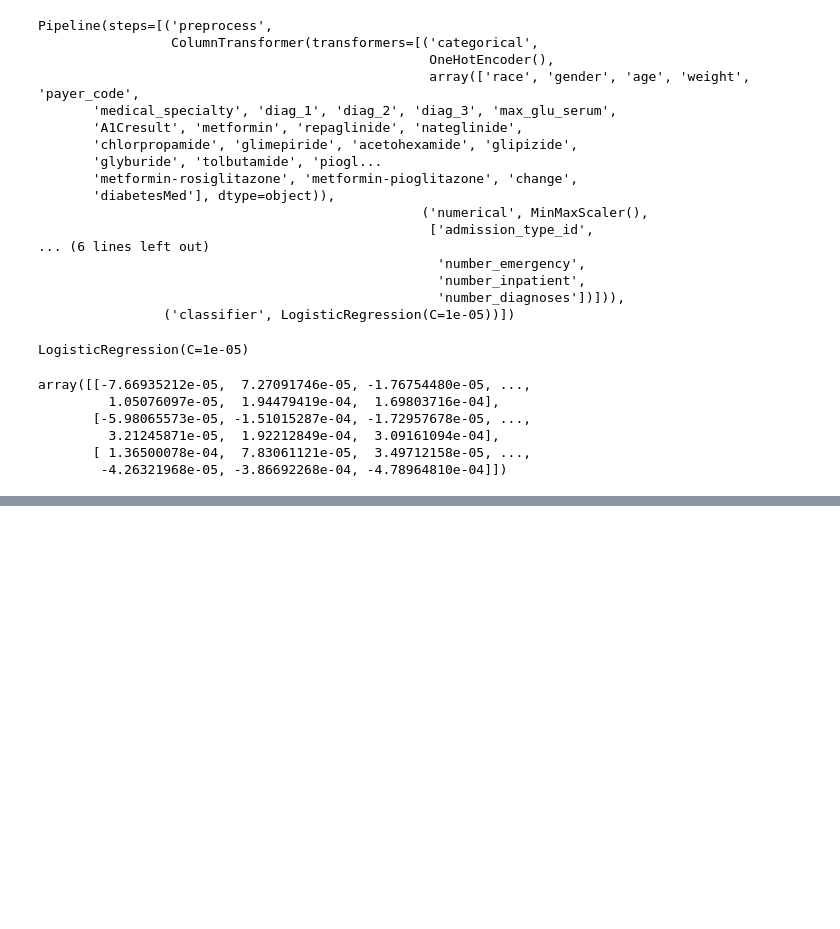
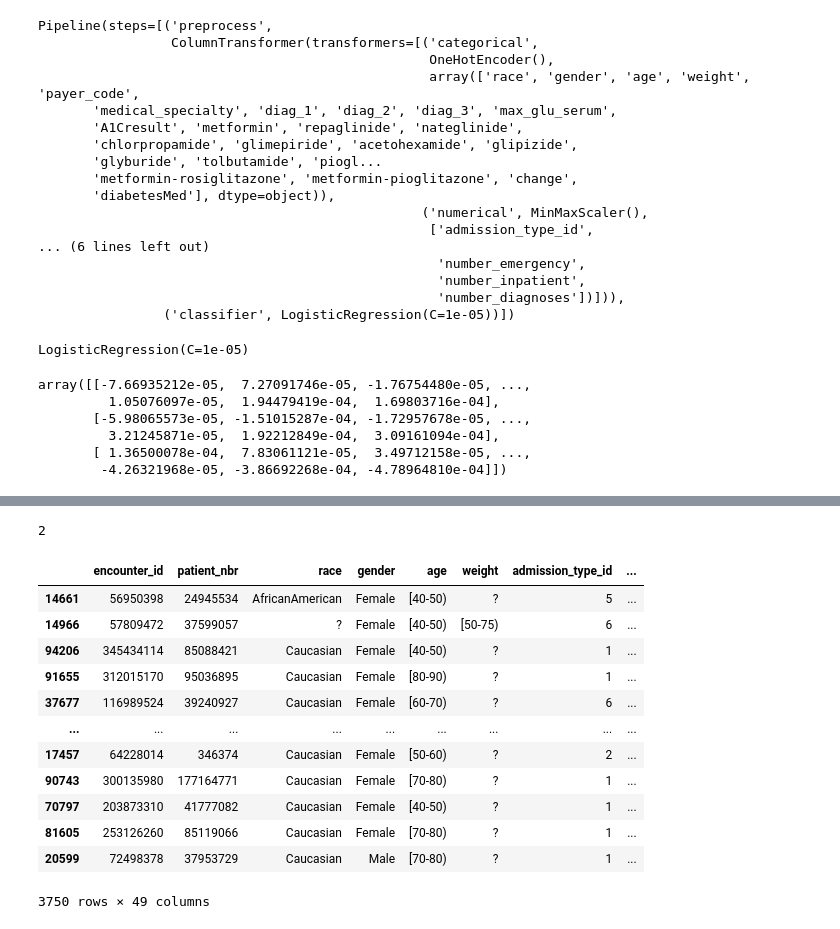
Before and after one commit to GalkaKG/Machine-Learning, a Jupyter notebook: 03.Model Training and Improvement/03.Model Training and Improvement.ipynb, the cells around one changed output, grey strips where cells are left out. Saved outputs shown, nothing was run; the diff lists cells and outputs as text; code cells hidden in the pictures; blank space fills up the shorter version.

```diff
--- a/03.Model Training and Improvement/03.Model Training and Improvement.ipynb
+++ b/03.Model Training and Improvement/03.Model Training and Improvement.ipynb
@@ -455,3 +457,5 @@ array([[-7.66935212e-05,  7.27091746e-05, -1.76754480e-05, ...,
          3.21245871e-05,  1.92212849e-04,  3.09161094e-04],
        [ 1.36500078e-04,  7.83061121e-05,  3.49712158e-05, ...,
         -4.26321968e-05, -3.86692268e-04, -4.78964810e-04]])
+# %%
+train_test_split(attributes)
@@ -457,0 +480,20 @@ array([[-7.66935212e-05,  7.27091746e-05, -1.76754480e-05, ...,
+# %%
+len(train_test_split(attributes))
+# %% [output]
+2
+# %%
+train_test_split(attributes)[0]
+# %% [output]
+|  | encounter_id | patient_nbr | race | gender | age | weight | admission_type_id | ... |
+| 14661 | 56950398 | 24945534 | AfricanAmerican | Female | [40-50) | ? | 5 | ... |
+| 14966 | 57809472 | 37599057 | ? | Female | [40-50) | [50-75) | 6 | ... |
+| 94206 | 345434114 | 85088421 | Caucasian | Female | [40-50) | ? | 1 | ... |
+| 91655 | 312015170 | 95036895 | Caucasian | Female | [80-90) | ? | 1 | ... |
+| 37677 | 116989524 | 39240927 | Caucasian | Female | [60-70) | ? | 6 | ... |
+| ... | ... | ... | ... | ... | ... | ... | ... | ... |
+| 17457 | 64228014 | 346374 | Caucasian | Female | [50-60) | ? | 2 | ... |
+| 90743 | 300135980 | 177164771 | Caucasian | Female | [70-80) | ? | 1 | ... |
+| 70797 | 203873310 | 41777082 | Caucasian | Female | [40-50) | ? | 1 | ... |
+| 81605 | 253126260 | 85119066 | Caucasian | Female | [70-80) | ? | 1 | ... |
+| 20599 | 72498378 | 37953729 | Caucasian | Male | [70-80) | ? | 1 | ... |
+3750 rows × 49 columns
```
Also changed, not shown: parts of 7 cells of this notebook.
